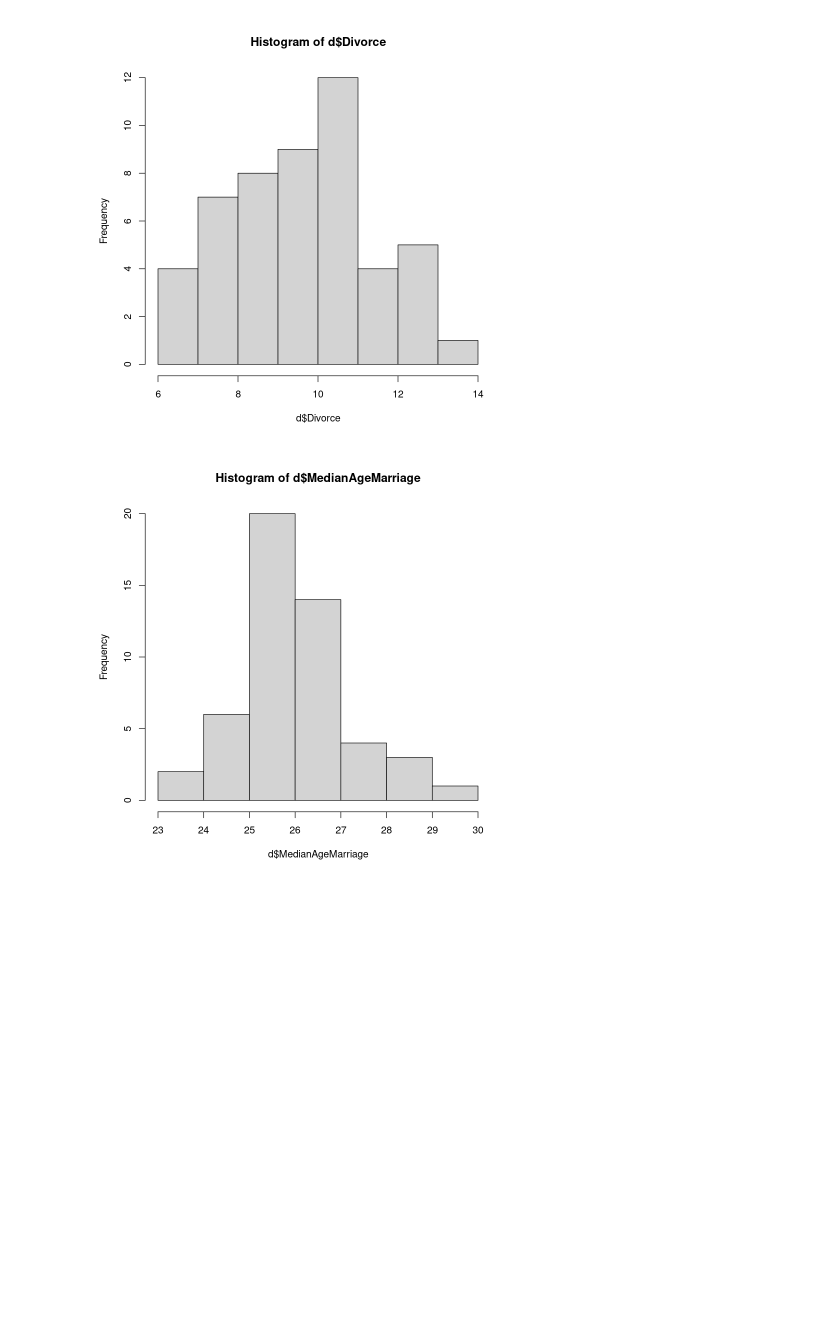
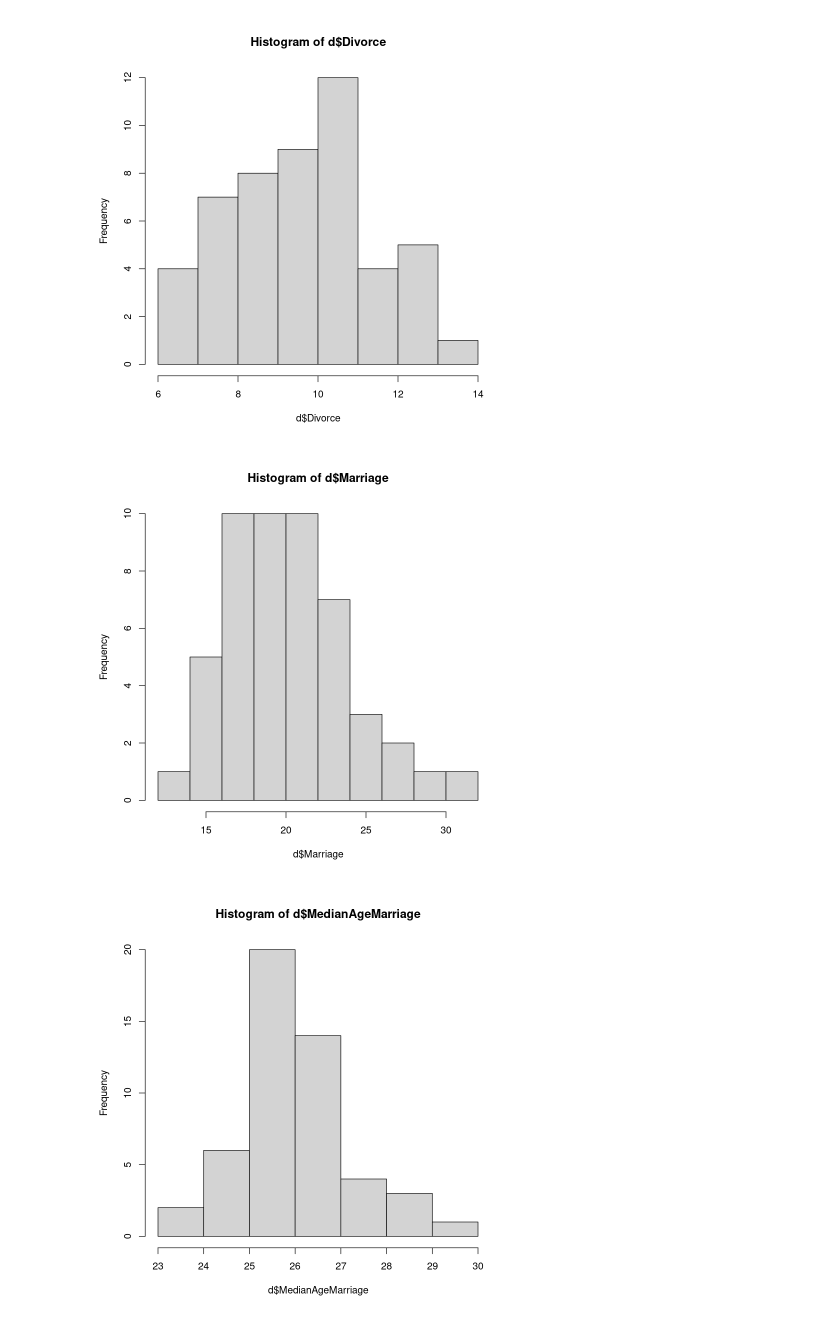
Before and after one commit to DMacGillivray/statistical-rethinking, a Jupyter notebook: r-notebooks/chapter-5.ipynb, the cells around one changed output. Saved outputs shown, nothing was run; the diff lists cells and outputs as text; code cells hidden in the pictures; blank space fills up the shorter version.

```diff
--- a/r-notebooks/chapter-5.ipynb
+++ b/r-notebooks/chapter-5.ipynb
@@ -72,6 +59,10 @@ dim(d)
 hist(d$Divorce)
 # %% [output]
 [figure]
+# %%
+hist(d$Marriage)
+# %% [output]
+[figure, added]
 # %%
 hist(d$MedianAgeMarriage)
 # %% [output]
```
Also changed, not shown: parts of 43 cells of this notebook, 3 other files.
